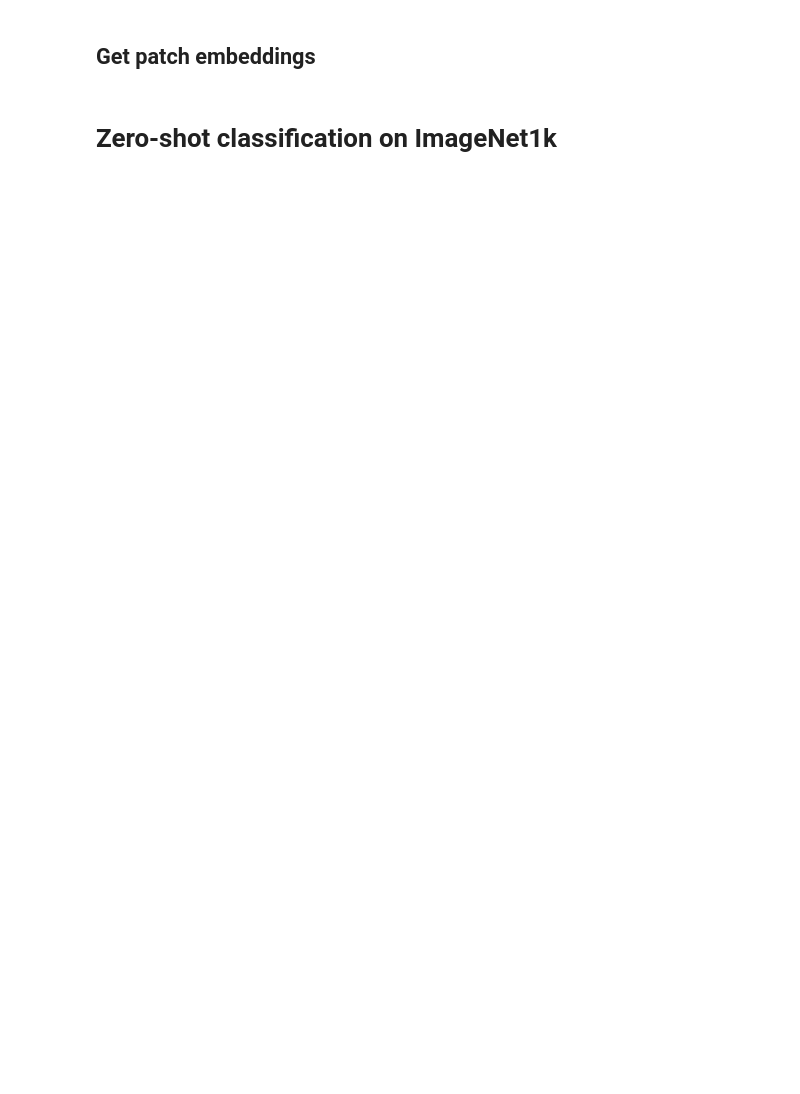
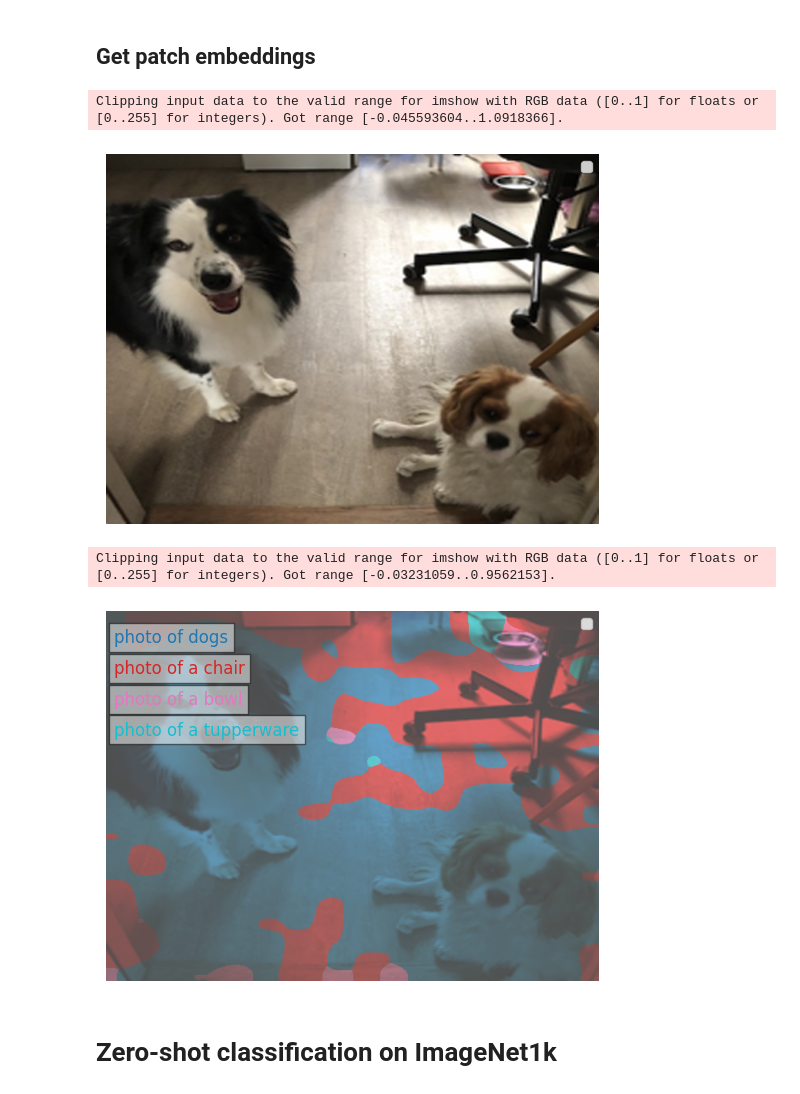
Before and after one commit to sadanand1120/f3rm, a Jupyter notebook: dinotxt.ipynb, the cells around one changed output. Cells and saved outputs as stored; diff of their text form; code cells hidden in the pictures; blank space fills up the shorter version.

```diff
--- a/dinotxt.ipynb
+++ b/dinotxt.ipynb
@@ -60,6 +70,85 @@ x = F.normalize(x, p=2, dim=1)
 y = F.normalize(text_features_aligned_to_patch.float(), p=2, dim=1)
 per_patch_similarity_to_text = torch.einsum("bdhw,cd->bchw", x, y)
 pred_idx = per_patch_similarity_to_text.argmax(1).squeeze(0)
+# %%
+# https://github.com/facebookresearch/dinov2/issues/530
+import torch.nn.functional as F
+from typing import Sequence
+
+class Denormalize(object):
+    """
+    Inverse of torchvision.transforms.Normalize.
+    """
+    def __init__(self, mean, std):
+        self.mean = torch.tensor(mean)
+        self.std = torch.tensor(std)
+
+    def __call__(self, tensor):
+        """
+        Args:
+            tensor (Tensor): Normalized image tensor (C, H, W)
+        Returns:
+            Tensor: Denormalized image tensor (C, H, W)
+        """
+        return tensor * self.std[:, None, None] + self.mean[:, None, None]
+
+IMAGENET_DEFAULT_MEAN = (0.485, 0.456, 0.406)
+IMAGENET_DEFAULT_STD = (0.229, 0.224, 0.225)
+def make_denormalize_transform(
+    mean: Sequence[float] = IMAGENET_DEFAULT_MEAN,
+    std: Sequence[float] = IMAGENET_DEFAULT_STD,
+) -> Denormalize:
+    return Denormalize(mean=mean, std=std)
+
+B, P, D = image_patch_tokens.shape
+H = W = int(P**0.5)
+x = image_patch_tokens.movedim(2, 1).unflatten(2, (H, W)).float()  # [B, D, H, W]
+x = F.interpolate(x, size=(480, 640), mode="bicubic", align_corners=False)
+x = F.normalize(x, p=2, dim=1)
+y = F.normalize(text_features_aligned_to_patch.float(), p=2, dim=1)
+per_patch_similarity_to_text = torch.einsum("bdhw,cd->bchw", x, y)
+pred_idx = per_patch_similarity_to_text.argmax(1).squeeze(0)
+viz_img = image_tensor.squeeze(0).cpu()
+viz_img = make_denormalize_transform()(viz_img)
+viz_img = F.interpolate(
+    viz_img.unsqueeze(0),
+    size=(480, 640),
+    mode="bicubic",
+    align_corners=False,
+)[0]
+
+viz_img = viz_img.permute(1, 2, 0).numpy()
+import matplotlib.pyplot as plt
+plt.imshow(viz_img)
+plt.axis("off")
+plt.legend()
+plt.show()
+
+import numpy as np
+def visualize_patches_with_texts(image: np.ndarray, pred_idx: torch.Tensor, texts: Sequence[str], alpha: float = 0.7) -> np.ndarray:
+    H, W = pred_idx.shape
+    color_map = plt.get_cmap("tab10", len(texts))
+    overlay = np.zeros((H, W, 4), dtype=np.float32)  # RGBA
+
+    for i, text in enumerate(texts):
+        mask = (pred_idx == i)
+        color = color_map(i)[:3]  # RGB
+        overlay[mask] = np.array(color + (alpha,), dtype=np.float32)
+    overlay[:, :, :3] *= image  # Apply color to the original image
+    return overlay
+overlay = visualize_patches_with_texts(viz_img, pred_idx.cpu(), texts)
+plt.imshow(overlay)
+plt.axis("off")
+
+for i, text in enumerate(texts):
+    plt.text(10, 40 + i * 40, text, color=plt.get_cmap("tab10", len(texts))(i)[:3], fontsize=12, bbox=dict(facecolor='white', alpha=0.5))
+plt.legend()
+plt.show()
+# %% [output]
+Clipping input data to the valid range for imshow with RGB data ([0..1] for floats or [0..255] for integers). Got range [-0.045593604..1.0918366].
+[figure, added]
+Clipping input data to the valid range for imshow with RGB data ([0..1] for floats or [0..255] for integers). Got range [-0.03231059..0.9562153].
+[figure, added]
 # %% [markdown]
 # Zero-shot classification on ImageNet1k
 # %%
```
Also changed, not shown: parts of 3 cells of this notebook, 1 other file.
